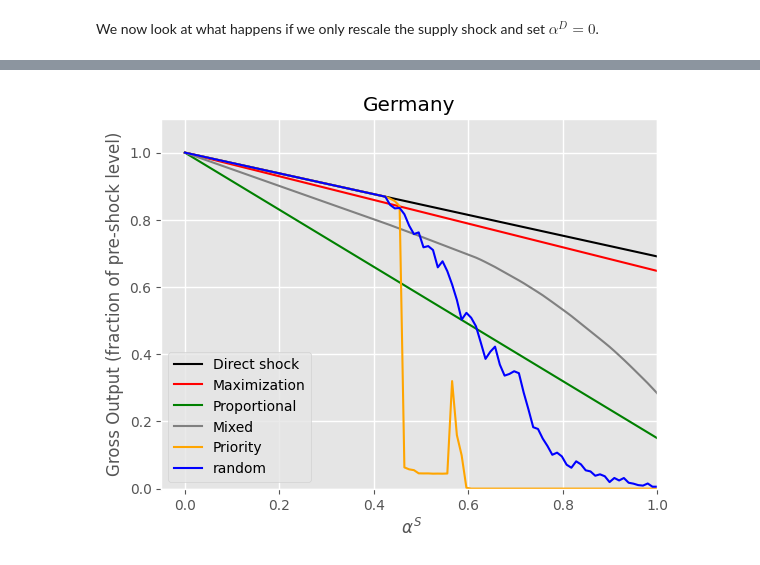
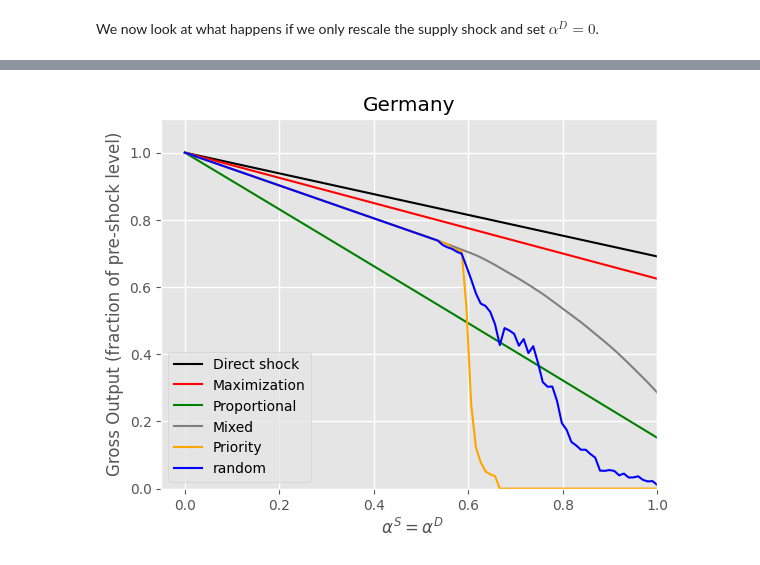
Before and after one commit to jannekehutsebaut/Thesis_Shock_Propagation_Supply_Demand, a Jupyter notebook: Deu/Deu_Shock_Magnitude.ipynb, the cells around one changed output, grey strips where cells are left out. Cells and saved outputs as stored; diff of their text form; code cells hidden in the pictures.

```diff
--- a/Deu/Deu_Shock_Magnitude.ipynb
+++ b/Deu/Deu_Shock_Magnitude.ipynb
@@ -528,7 +501,6 @@ a_direct_D = np.array(scale_run_direct_shock(scalewhat = "demand",  seq = np.lin
 ### Rationing
 # %%
 TT = 25
-seq = np.linspace(0,1,100)
 # %%
 def scale_run_rationing(scalewhat = "both",  seq = np.linspace(0,1,100)):
     res1x = []
@@ -550,28 +522,27 @@ def scale_run_rationing(scalewhat = "both",  seq = np.linspace(0,1,100)):
         if scalewhat == "demand":
             scaleres = shockscale(x_0, x_max, f_0, f_max,scale_x=0, scale_f=seq[i])
 
-        res1 = algo_proportional(A, L, scaleres[1], scaleres[0], TT, prioritize = "no")
-        res2 = algo_mixed(A, L, scaleres[1], scaleres[0],TT, prioritize="yes")
+        res1 = algo_proportional(A, L, scaleres[1], scaleres[0], 25, prioritize = "no")
+        res2 = algo_mixed(A, L, scaleres[1], scaleres[0], 100, prioritize="yes")
 
         names_ordered = order(A,L,scaleres[1])
         res3 = algo_priority(A, L, scaleres[1], scaleres[0], names_ordered, 25, prioritize="yes")
 
-
-        if res1[2] < 25:
+        if res1[2] != 25:
             res1x.append(res1[0])
             res1f.append(res1[1])
         else:
             res1x.append('NaN')
             res1f.append('NaN')
 
-        if res2[2] < 25:
+        if res2[2] != 25:
             res2x.append(res2[0])
             res2f.append(res2[1])
         else:
             res2x.append('NaN')
             res2f.append('NaN')
 
-        if res3[2] < 25:
+        if res3[2] != 25:
             res3x.append(res3[0])
             res3f.append(res3[1])
 
@@ -732,21 +704,20 @@ plt.savefig('plot_deu_scale_demand.png')
 # %% [markdown]
 We now look at what happens if we only rescale the supply shock and set $\alpha^D = 0$.
 # %%
-result_direct = scale_run_direct_shock(scalewhat = "supply",  seq = np.linspace(0,1,100))
+result_direct = scale_run_direct_shock(scalewhat = "both",  seq = np.linspace(0,1,100))
 x_direct = np.array(result_direct.iloc[:,0].astype('float'))
 alpha = np.array(result_direct.iloc[:,4].astype('float'))
 
-result_opt = scale_run_optimizationX(scalewhat = "supply", runs = 100, seq = np.linspace(0,1,100))
+result_opt = scale_run_optimizationX(scalewhat = "both", runs = 100, seq = np.linspace(0,1,100))
 x_opt= np.array(result_opt.iloc[:,0].astype('float'))
 
-result = scale_run_rationing(scalewhat = "supply",  seq = np.linspace(0,1,100))
+result = scale_run_rationing(scalewhat = "both",  seq = np.linspace(0,1,100))
 
 result_prop = result[0]
 x_prop = np.array(result_prop.iloc[:,0].astype('float'))
-
 
 result_mixed = result[1]
 x_mixed = np.array(result_mixed.iloc[:,0].astype('float'))
 
 result_priority = result[2]
-x_priority = np.array(result_priority.iloc[:,0].astype('float')).round(6)
+x_priority = np.array(result_priority.iloc[:,0].astype('float'))
@@ -773,0 +724,3 @@ x_random = np.array(result_random.iloc[:,0].astype('float'))
+# %%
+result_random = scale_run_random_rationing(scalewhat = "both", seq = np.linspace(0,1,100))
+x_random = np.array(result_random.iloc[:,0].astype('float'))
@@ -774,21 +745,21 @@ x_random = np.array(result_random.iloc[:,0].astype('float'))
 # %%
 plt.style.use('ggplot')
 plt.title("Germany")
 plt.grid(visible=None, which='major', axis='both', linestyle='-', linewidth=1)
 
 plt.plot(alpha, x_direct, 'black')
 plt.plot(alpha, x_opt, 'red')
 plt.plot(alpha, x_prop, 'green')
 plt.plot(alpha, x_mixed, 'grey')
 plt.plot(alpha, x_priority, 'orange')
 plt.plot(alpha, x_random, 'blue')
 
 plt.xlim(-0.05, 1)
 plt.ylim(-0.00,1.1)
 #plt.rcParams['text.usetex'] = True
-plt.xlabel(r' $\alpha^S$')
+plt.xlabel(r' $\alpha^S = \alpha^D$')
 plt.ylabel("Gross Output (fraction of pre-shock level)")
 plt.legend(['Direct shock', 'Maximization', 'Proportional', 'Mixed', 'Priority', 'random'])
 plt.savefig('plot_deu_scale.png')
 # %% [output]
-[figure, old version]
+[figure, new version]
```
Also changed, not shown: parts of 14 cells of this notebook.
